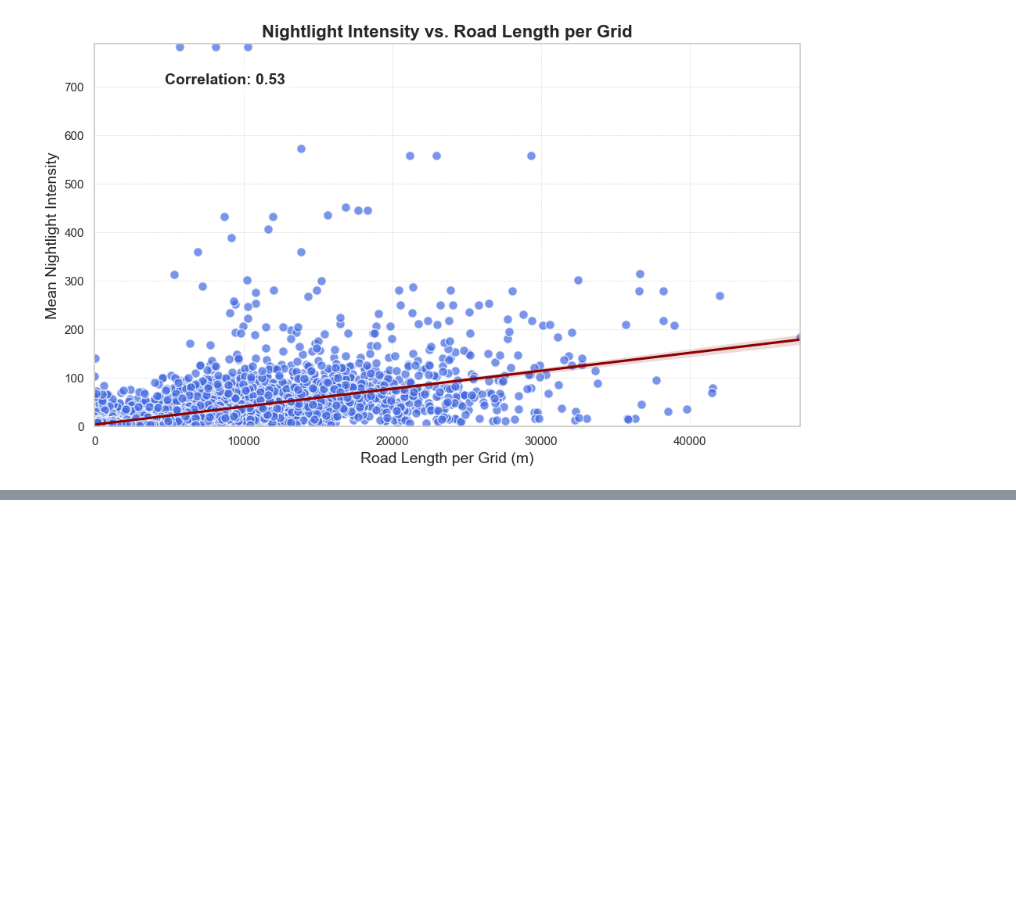
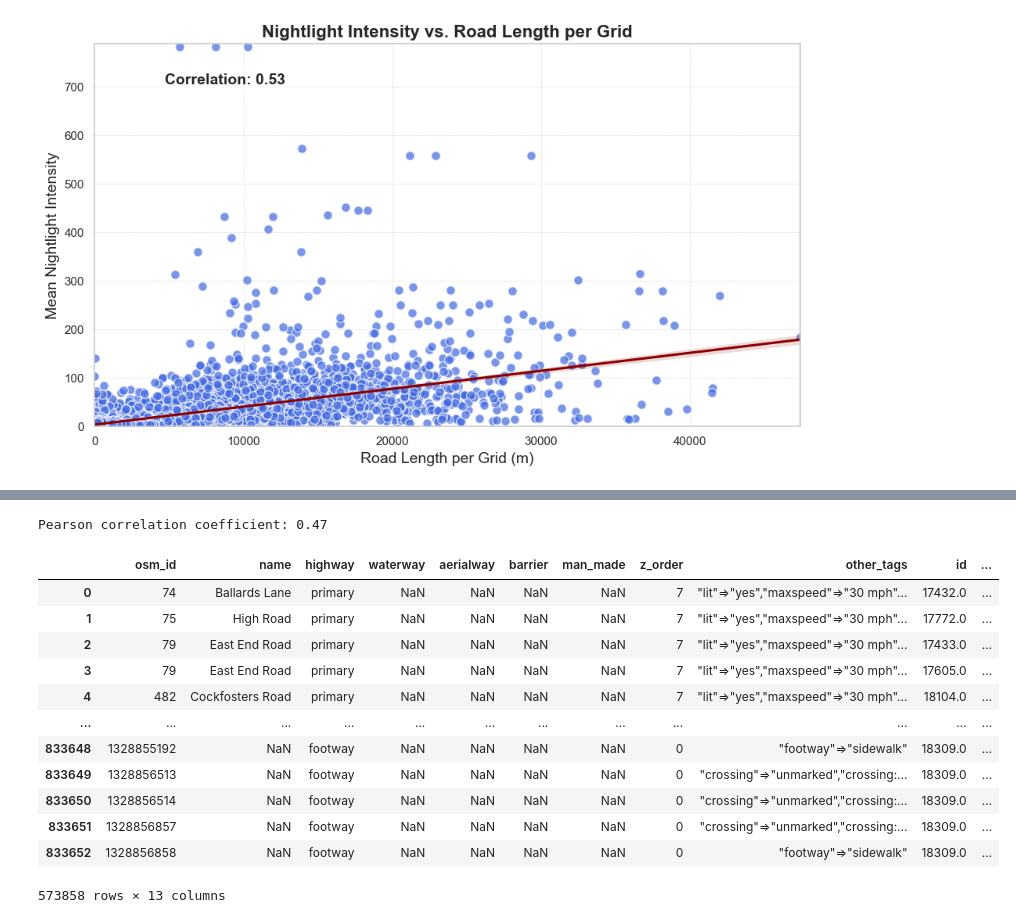
Before and after one commit to Taoorwell/undp_tao, a Jupyter notebook: task2/task2.ipynb, the cells around one changed output, grey strips where cells are left out. Saved outputs shown, nothing was run; the diff lists cells and outputs as text; code cells hidden in the pictures; blank space fills up the shorter version.

```diff
--- a/task2/task2.ipynb
+++ b/task2/task2.ipynb
@@ -34,0 +74,3 @@ print(nightlight_street_network.head())
+# %%
+# add length field in geo dataframe
+nightlight_street_network['road_len'] = nightlight_street_network['geometry'].length
@@ -136,0 +181,2 @@ plt.show()
+# %%
+highway_nightlight = nightlight_street_network[nightlight_street_network['highway'].notna()]
@@ -136,0 +231,22 @@ plt.show()
+# %%
+# calculate correlation
+corr_coef, p_value = pearsonr(road_length_per_grids, nightlight_value_per_grids)
+print(f"Pearson correlation coefficient: {corr_coef:.2f}")
+# %% [output]
+Pearson correlation coefficient: 0.47
+# %%
+highway_nightlight[highway_nightlight['id'] == 9863.0]
+# %% [output]
+|  | osm_id | name | highway | waterway | aerialway | barrier | man_made | z_order | other_tags | id | ... |
+| 0 | 74 | Ballards Lane | primary | NaN | NaN | NaN | NaN | 7 | "lit"=>"yes","maxspeed"=>"30 mph"... | 17432.0 | ... |
+| 1 | 75 | High Road | primary | NaN | NaN | NaN | NaN | 7 | "lit"=>"yes","maxspeed"=>"30 mph"... | 17772.0 | ... |
+| 2 | 79 | East End Road | primary | NaN | NaN | NaN | NaN | 7 | "lit"=>"yes","maxspeed"=>"30 mph"... | 17433.0 | ... |
+| 3 | 79 | East End Road | primary | NaN | NaN | NaN | NaN | 7 | "lit"=>"yes","maxspeed"=>"30 mph"... | 17605.0 | ... |
+| 4 | 482 | Cockfosters Road | primary | NaN | NaN | NaN | NaN | 7 | "lit"=>"yes","maxspeed"=>"30 mph"... | 18104.0 | ... |
+| ... | ... | ... | ... | ... | ... | ... | ... | ... | ... | ... | ... |
+| 833648 | 1328855192 | NaN | footway | NaN | NaN | NaN | NaN | 0 | "footway"=>"sidewalk" | 18309.0 | ... |
+| 833649 | 1328856513 | NaN | footway | NaN | NaN | NaN | NaN | 0 | "crossing"=>"unmarked","crossing:... | 18309.0 | ... |
+| 833650 | 1328856514 | NaN | footway | NaN | NaN | NaN | NaN | 0 | "crossing"=>"unmarked","crossing:... | 18309.0 | ... |
+| 833651 | 1328856857 | NaN | footway | NaN | NaN | NaN | NaN | 0 | "crossing"=>"unmarked","crossing:... | 18309.0 | ... |
+| 833652 | 1328856858 | NaN | footway | NaN | NaN | NaN | NaN | 0 | "footway"=>"sidewalk" | 18309.0 | ... |
+573858 rows × 13 columns
```
Also changed, not shown: parts of 22 cells of this notebook, 3 other files.
